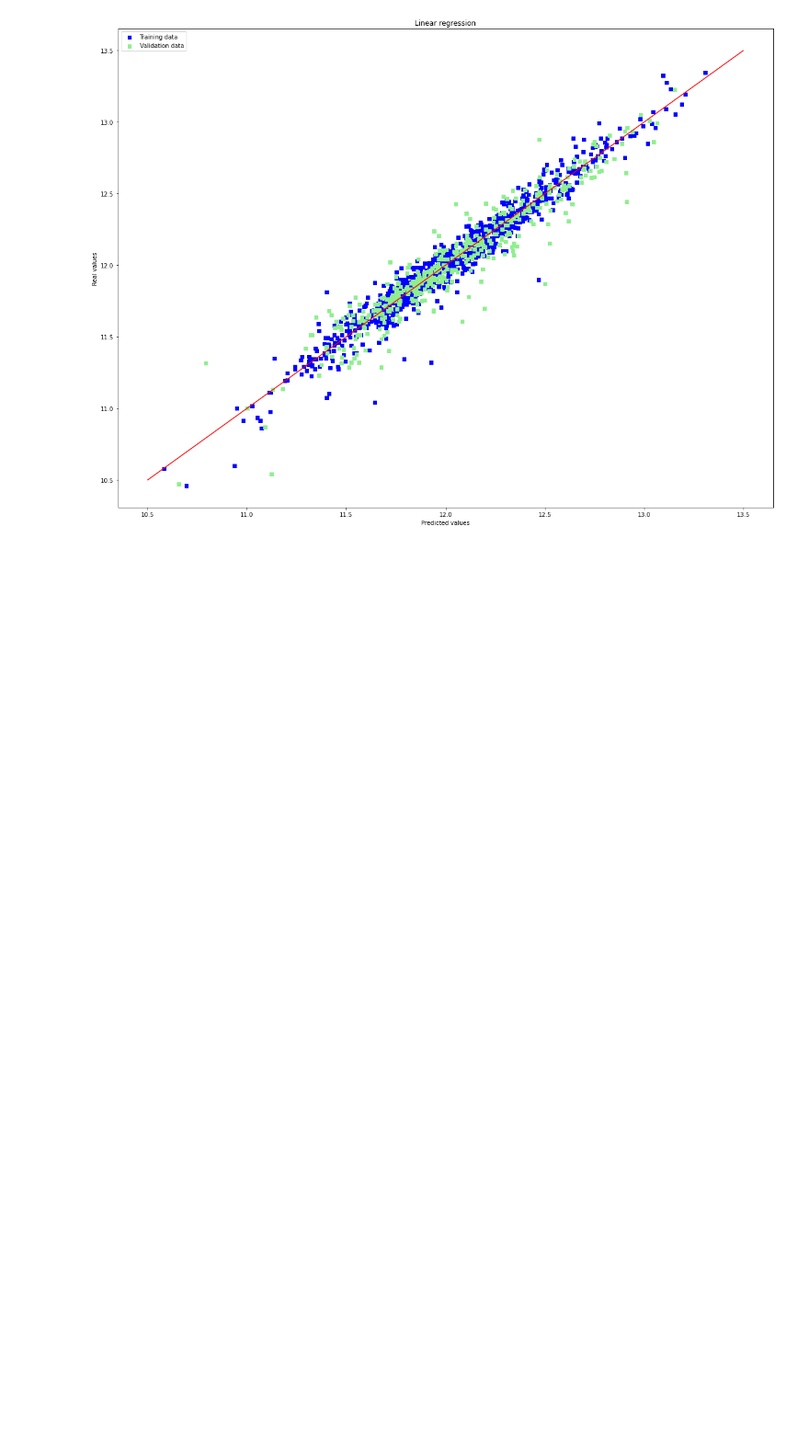
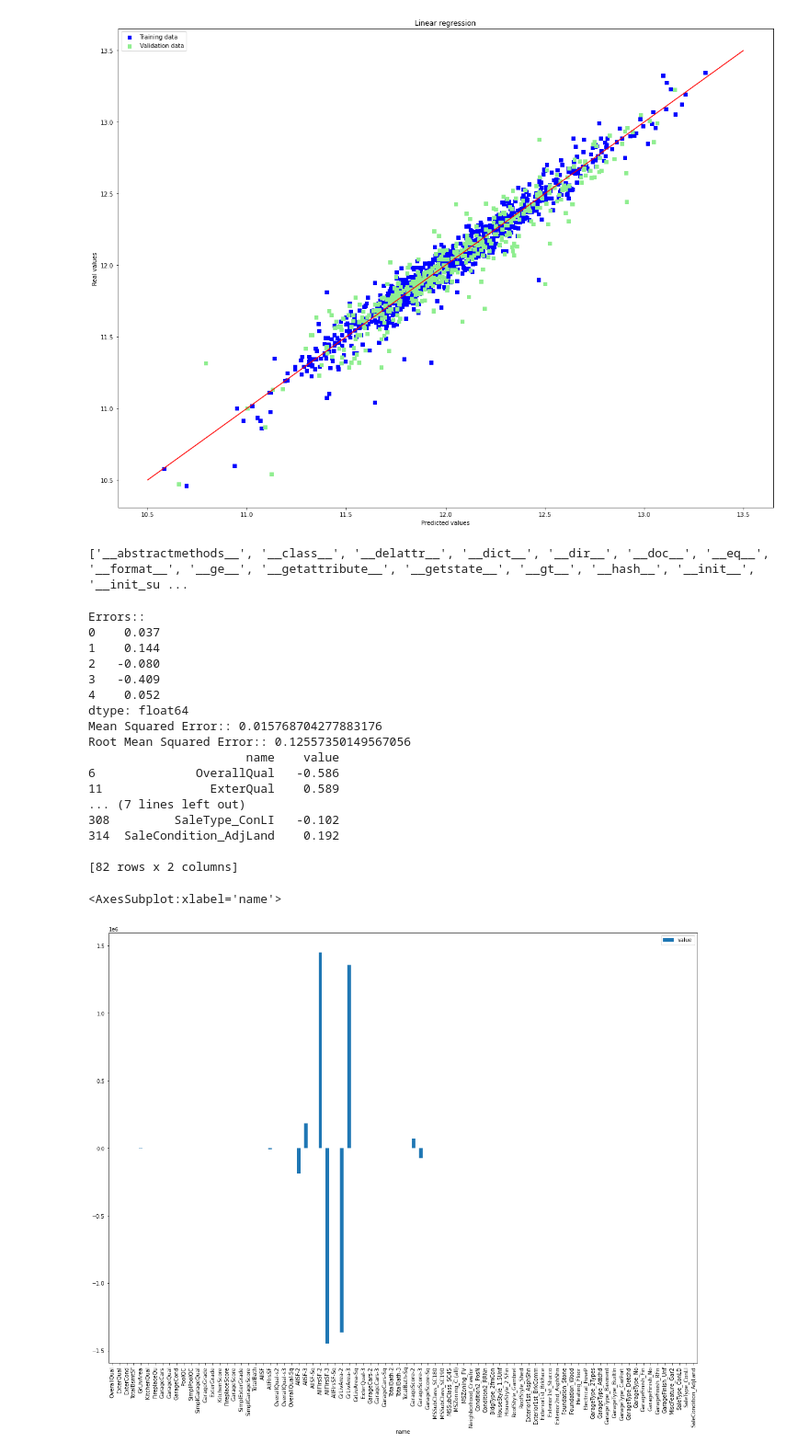
Before and after one commit to onyoo/house_price_prediction, a Jupyter notebook: tutorial.ipynb, the cells around one changed output. Shown: that part at 92% size. Drawn from its saved outputs; the diff is of its cells as text; code cells hidden in the pictures; blank space fills up the shorter version.

```diff
--- a/tutorial.ipynb
+++ b/tutorial.ipynb
@@ -539,3 +500,48 @@ RMSE on Training set : 0.3891447838821759
 RMSE on Test set : 0.41376578737514214
 [figure]
 [figure]
+# %%
+estimator = lr.set_params()
+print(dir(estimator))
+# %% [output]
+['__abstractmethods__', '__class__', '__delattr__', '__dict__', '__dir__', '__doc__', '__eq__', '__format__', '__ge__', '__getattribute__', '__getstate__', '__gt__', '__hash__', '__init__', '__init_su ...
+# %%
+rx = pd.DataFrame(y_test_pred)
+ry = pd.DataFrame(y_test)
+
+errors = (rx.reset_index().iloc[:, 1] - ry.reset_index()["SalePrice"])
+
+mean_squared_error = (errors ** 2).mean()
+
+rmse_test = np.sqrt(mean_squared_error)
+
+print("Errors::")
+print(errors.head())
+print("Mean Squared Error::", mean_squared_error)
+print("Root Mean Squared Error::", rmse_test)
+
+coefficients = pd.concat([pd.DataFrame(X_test.columns),pd.DataFrame(np.transpose(lr.coef_))], axis = 1)
+coefficients.columns = ["name", "value"]
+ofInterest = coefficients.loc[(abs(coefficients.value) > 0.1)]# & (abs(coefficients.value) < 0.5)]
+print(ofInterest)
+ofInterest.plot.bar( x="name", y="value")
+# %% [output]
+Errors::
+0    0.037
+1    0.144
+2   -0.080
+3   -0.409
+4    0.052
+dtype: float64
+Mean Squared Error:: 0.015768704277883176
+Root Mean Squared Error:: 0.12557350149567056
+                      name    value
+6              OverallQual   -0.586
+11               ExterQual    0.589
+... (7 lines left out)
+308         SaleType_ConLI   -0.102
+314  SaleCondition_AdjLand    0.192
+
+[82 rows x 2 columns]
+<AxesSubplot:xlabel='name'>
+[figure, added]
```
Also changed, not shown: parts of 4 cells of this notebook.
